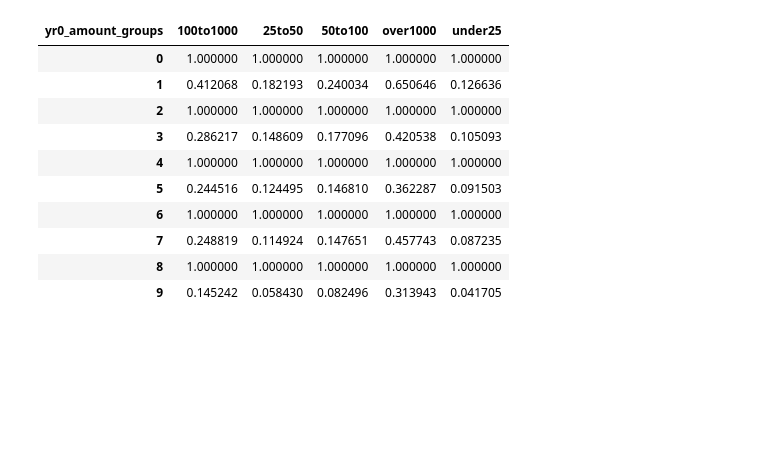
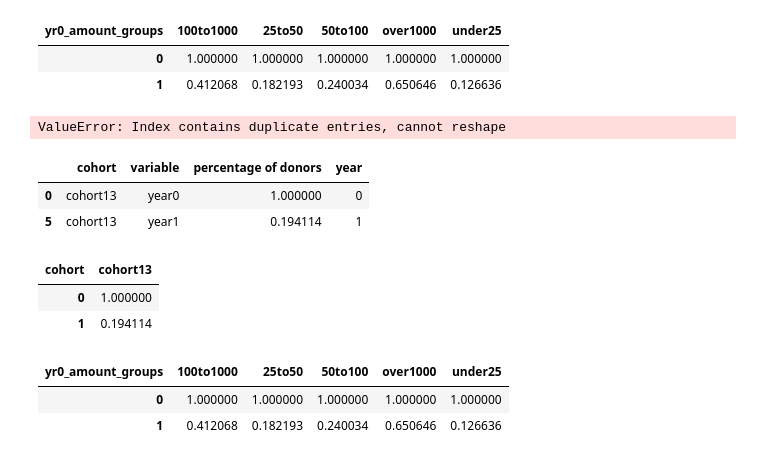
Before and after one commit to erinmarieanderson/donations_part_II, a Jupyter notebook: notebooks/21.ipynb, the cells around one changed output. Saved outputs shown, nothing was run; the diff lists cells and outputs as text; code cells hidden in the pictures; blank space fills up the shorter version.

```diff
--- a/notebooks/21.ipynb
+++ b/notebooks/21.ipynb
@@ -154,14 +118,18 @@ df1b=pd.pivot_table(df1a, values = 'percentage of donors', index=['cohort','year
+# %%
+df_yr0_amount_groups132
+# %% [output]
+| yr0_amount_groups | 100to1000 | 25to50 | 50to100 | over1000 | under25 |
+| 0 | 1.000000 | 1.000000 | 1.000000 | 1.000000 | 1.000000 |
+| 1 | 0.412068 | 0.182193 | 0.240034 | 0.650646 | 0.126636 |
+# %%
+table = df1a.pivot(index='variable',columns='yr0_amount_groups',values='percentage of donors')
+# %% [output]
+ValueError: Index contains duplicate entries, cannot reshape
 # %%
-df1b
+df1b['year']=1
-# %% [output]
-| yr0_amount_groups | 100to1000 | 25to50 | 50to100 | over1000 | under25 |
-| 0 | 1.000000 | 1.000000 | 1.000000 | 1.000000 | 1.000000 |
-| 1 | 0.412068 | 0.182193 | 0.240034 | 0.650646 | 0.126636 |
-| 2 | 1.000000 | 1.000000 | 1.000000 | 1.000000 | 1.000000 |
-| 3 | 0.286217 | 0.148609 | 0.177096 | 0.420538 | 0.105093 |
-| 4 | 1.000000 | 1.000000 | 1.000000 | 1.000000 | 1.000000 |
-| 5 | 0.244516 | 0.124495 | 0.146810 | 0.362287 | 0.091503 |
-| 6 | 1.000000 | 1.000000 | 1.000000 | 1.000000 | 1.000000 |
-| 7 | 0.248819 | 0.114924 | 0.147651 | 0.457743 | 0.087235 |
-| 8 | 1.000000 | 1.000000 | 1.000000 | 1.000000 | 1.000000 |
-| 9 | 0.145242 | 0.058430 | 0.082496 | 0.313943 | 0.041705 |
+# %%
+df13
+# %% [output]
+|  | cohort | variable | percentage of donors | year |
+| 0 | cohort13 | year0 | 1.000000 | 0 |
+| 5 | cohort13 | year1 | 0.194114 | 1 |
@@ -168 +138,13 @@ df1b
+# %%
+df131
+# %% [output]
+| cohort | cohort13 |
+| 0 | 1.000000 |
+| 1 | 0.194114 |
+# %%
+df_yr0_amount_groups132
+# %% [output]
+| yr0_amount_groups | 100to1000 | 25to50 | 50to100 | over1000 | under25 |
+| 0 | 1.000000 | 1.000000 | 1.000000 | 1.000000 | 1.000000 |
+| 1 | 0.412068 | 0.182193 | 0.240034 | 0.650646 | 0.126636 |
 # %%
```
Also changed, not shown: parts of 29 cells of this notebook.
